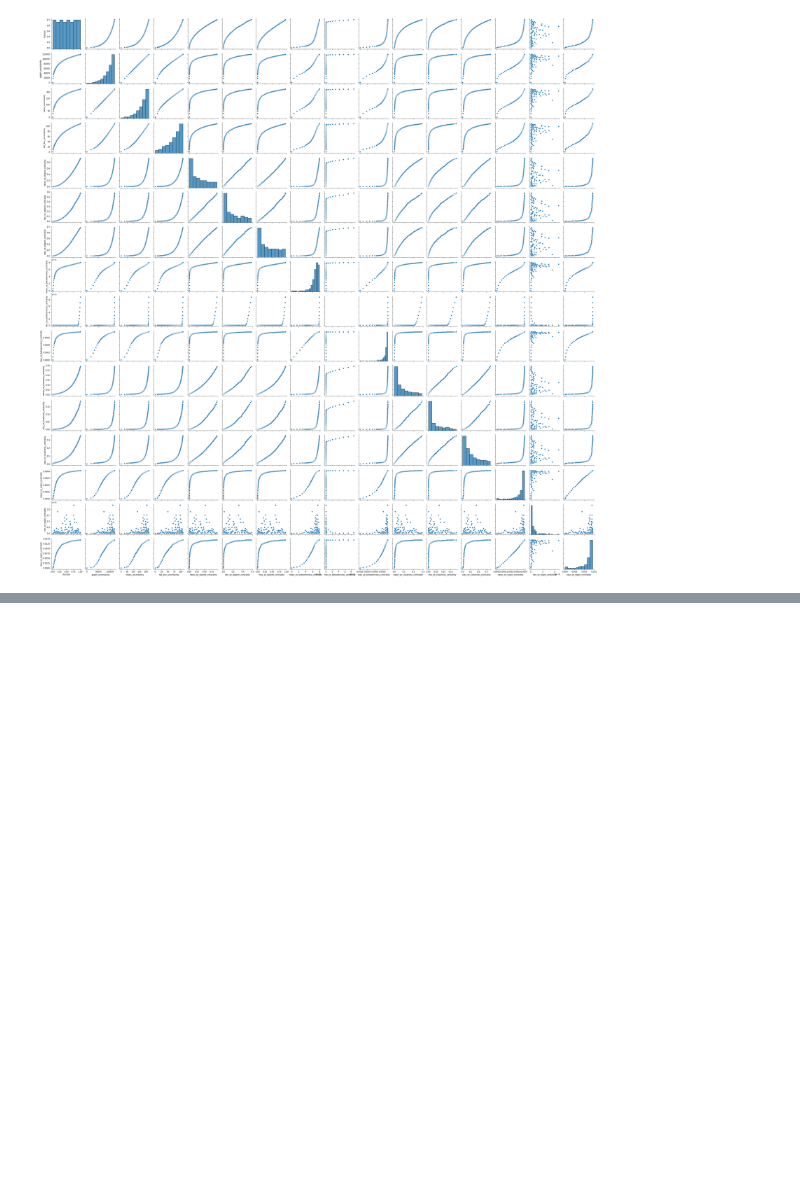
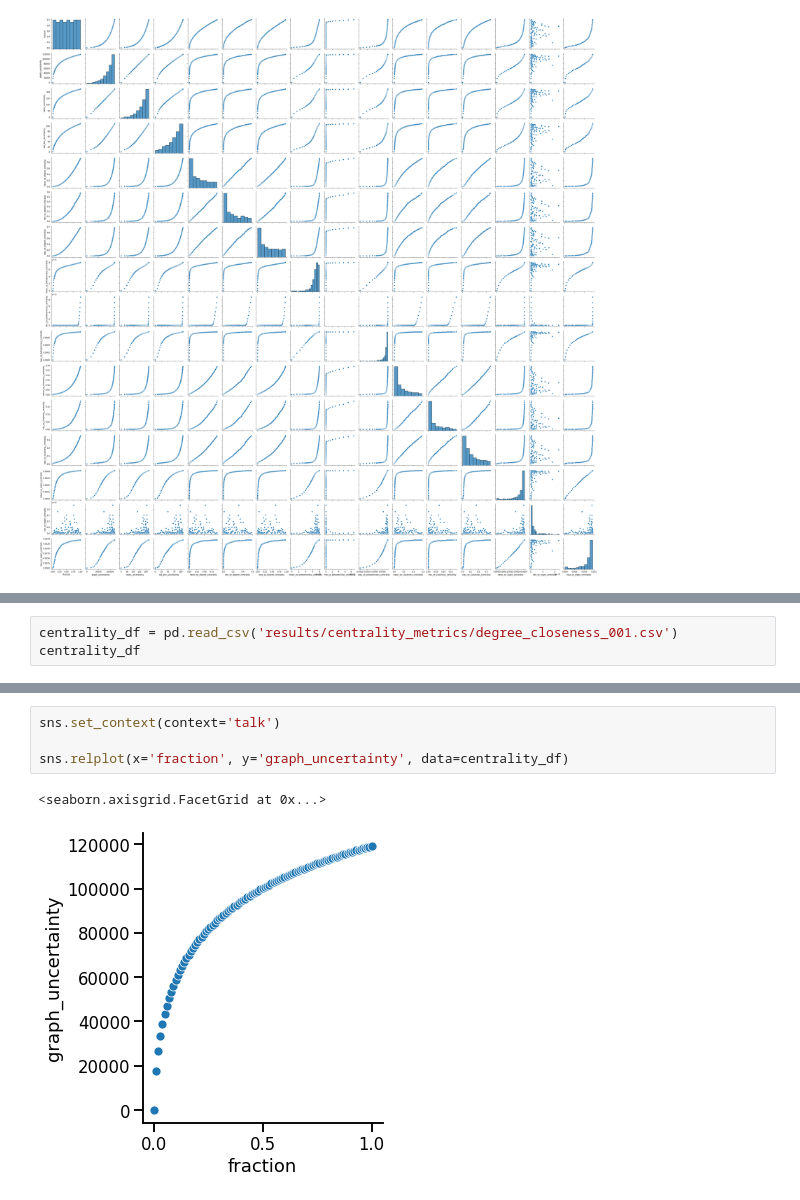
Before and after one commit to lechugaa/noisy-graphs, a Jupyter notebook: noisy_graph_geda.ipynb, the cells around one changed output, grey strips where cells are left out. Drawn from its saved outputs; the diff is of its cells as text; blank space fills up the shorter version.

```diff
--- a/noisy_graph_geda.ipynb
+++ b/noisy_graph_geda.ipynb
@@ -81,0 +84,3 @@ sns.pairplot(ba_df)
+# %%
+centrality_df = pd.read_csv('results/centrality_metrics/degree_closeness_001.csv')
+centrality_df
@@ -81,0 +101,7 @@ sns.pairplot(ba_df)
+# %%
+sns.set_context(context='talk')
+
+sns.relplot(x='fraction', y='graph_uncertainty', data=centrality_df)
+# %% [output]
+<seaborn.axisgrid.FacetGrid at 0x...>
+[figure, added]
```
Also changed, not shown: parts of 11 cells of this notebook, 3 other files.
